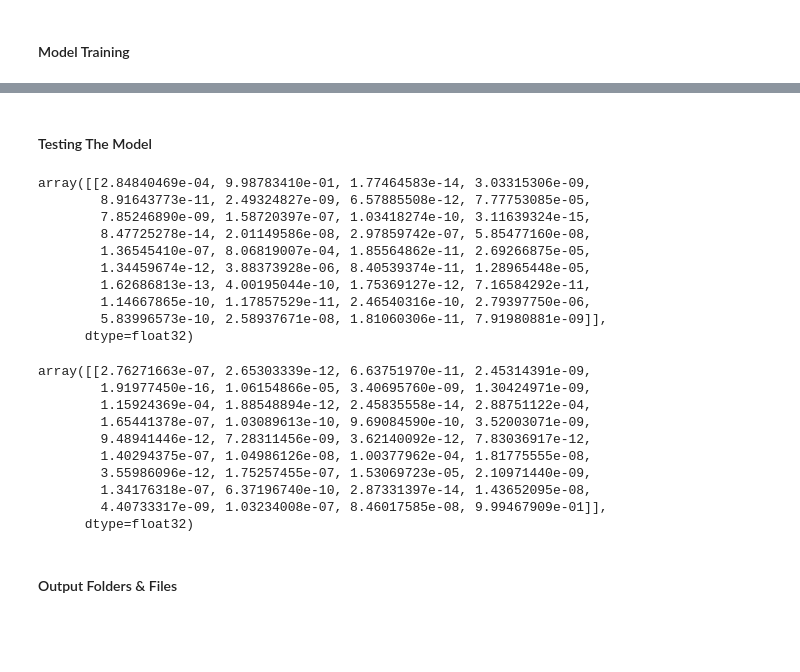
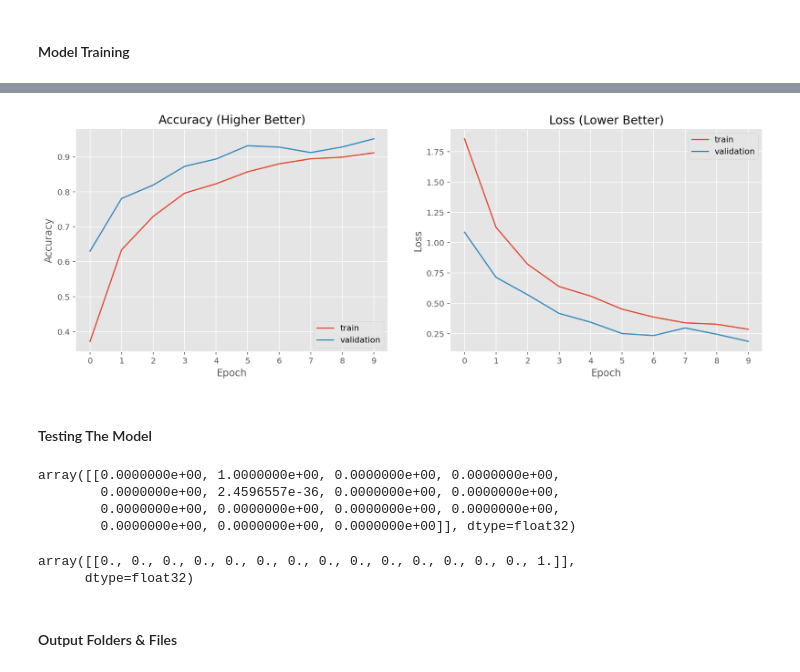
Before and after one commit to sallihin/image-classification, a Jupyter notebook: training_model.ipynb, the cells around one changed output, grey strips where cells are left out. Saved outputs shown, nothing was run; the diff lists cells and outputs as text; code cells hidden in the pictures; blank space fills up the shorter version.

```diff
--- a/training_model.ipynb
+++ b/training_model.ipynb
@@ -271,0 +374,4 @@ Test accuracy: 0.9693593382835388
+# %%
+ht_model.compile(optimizer='adam',
+              loss= 'categorical_crossentropy',
+              metrics=['accuracy'])
@@ -271,0 +398,8 @@ Test accuracy: 0.9693593382835388
+# %%
+# Train the model
+epochs=10
+model_log = ht_model.fit(
+  train_generator,
+  validation_data=validation_generator,
+  epochs=epochs
+)
@@ -272,40 +427,44 @@ Test accuracy: 0.9693593382835388
+# %%
+f, (ax1, ax2) = plt.subplots(1, 2,figsize=(15,5))
+
+ax1.plot(model_log.history['accuracy'])
+ax1.plot(model_log.history['val_accuracy'])
+ax1.set_title('Accuracy (Higher Better)')
+ax1.set(xlabel='Epoch', ylabel='Accuracy')
+ax1.legend(['train', 'validation'], loc='lower right')
+ax1.xaxis.set_major_locator(MaxNLocator(integer=True))
+
+ax2.plot(model_log.history['loss'])
+ax2.plot(model_log.history['val_loss'])
+ax2.set_title('Loss (Lower Better)')
+ax2.set(xlabel='Epoch', ylabel='Loss')
+ax2.legend(['train', 'validation'], loc='upper right')
+ax2.xaxis.set_major_locator(MaxNLocator(integer=True))
+# %% [output]
+[figure, added]
 # %% [markdown]
 #### Testing The Model
 # %%
 # Predict using image from Google Drive
-img = keras.preprocessing.image.load_img(validationFolder + '/banana/Image_5.jpg', target_size = (img_width, img_height))
+img = keras.preprocessing.image.load_img(testFolder + '/Bitter_Gourd/1214.jpg', target_size = (img_width, img_height))
 img = keras.preprocessing.image.img_to_array(img)
 img = np.expand_dims(img, axis = 0)
 
-model.predict(img)
+ht_model.predict(img)
 # %% [output]
-array([[2.84840469e-04, 9.98783410e-01, 1.77464583e-14, 3.03315306e-09,
-        8.91643773e-11, 2.49324827e-09, 6.57885508e-12, 7.77753085e-05,
-        7.85246890e-09, 1.58720397e-07, 1.03418274e-10, 3.11639324e-15,
-        8.47725278e-14, 2.01149586e-08, 2.97859742e-07, 5.85477160e-08,
-        1.36545410e-07, 8.06819007e-04, 1.85564862e-11, 2.69266875e-05,
-        1.34459674e-12, 3.88373928e-06, 8.40539374e-11, 1.28965448e-05,
-        1.62686813e-13, 4.00195044e-10, 1.75369127e-12, 7.16584292e-11,
-        1.14667865e-10, 1.17857529e-11, 2.46540316e-10, 2.79397750e-06,
-        5.83996573e-10, 2.58937671e-08, 1.81060306e-11, 7.91980881e-09]],
-      dtype=float32)
+array([[0.0000000e+00, 1.0000000e+00, 0.0000000e+00, 0.0000000e+00,
+        0.0000000e+00, 2.4596557e-36, 0.0000000e+00, 0.0000000e+00,
+        0.0000000e+00, 0.0000000e+00, 0.0000000e+00, 0.0000000e+00,
+        0.0000000e+00, 0.0000000e+00, 0.0000000e+00]], dtype=float32)
 # %%
 # Predict using image from Google Drive
-img = keras.preprocessing.image.load_img(validationFolder + '/watermelon/Image_10.jpg', target_size = (img_width, img_height))
+img = keras.preprocessing.image.load_img(testFolder + '/Tomato/1048.jpg', target_size = (img_width, img_height))
 img = keras.preprocessing.image.img_to_array(img)
 img = np.expand_dims(img, axis = 0)
 
-model.predict(img)
+ht_model.predict(img)
 # %% [output]
-array([[2.76271663e-07, 2.65303339e-12, 6.63751970e-11, 2.45314391e-09,
-        1.91977450e-16, 1.06154866e-05, 3.40695760e-09, 1.30424971e-09,
-        1.15924369e-04, 1.88548894e-12, 2.45835558e-14, 2.88751122e-04,
-        1.65441378e-07, 1.03089613e-10, 9.69084590e-10, 3.52003071e-09,
-        9.48941446e-12, 7.28311456e-09, 3.62140092e-12, 7.83036917e-12,
-        1.40294375e-07, 1.04986126e-08, 1.00377962e-04, 1.81775555e-08,
-        3.55986096e-12, 1.75257455e-07, 1.53069723e-05, 2.10971440e-09,
-        1.34176318e-07, 6.37196740e-10, 2.87331397e-14, 1.43652095e-08,
-        4.40733317e-09, 1.03234008e-07, 8.46017585e-08, 9.99467909e-01]],
+array([[0., 0., 0., 0., 0., 0., 0., 0., 0., 0., 0., 0., 0., 0., 1.]],
       dtype=float32)
 # %% [markdown]
 #### Output Folders & Files
```
Also changed, not shown: parts of 35 cells of this notebook.
